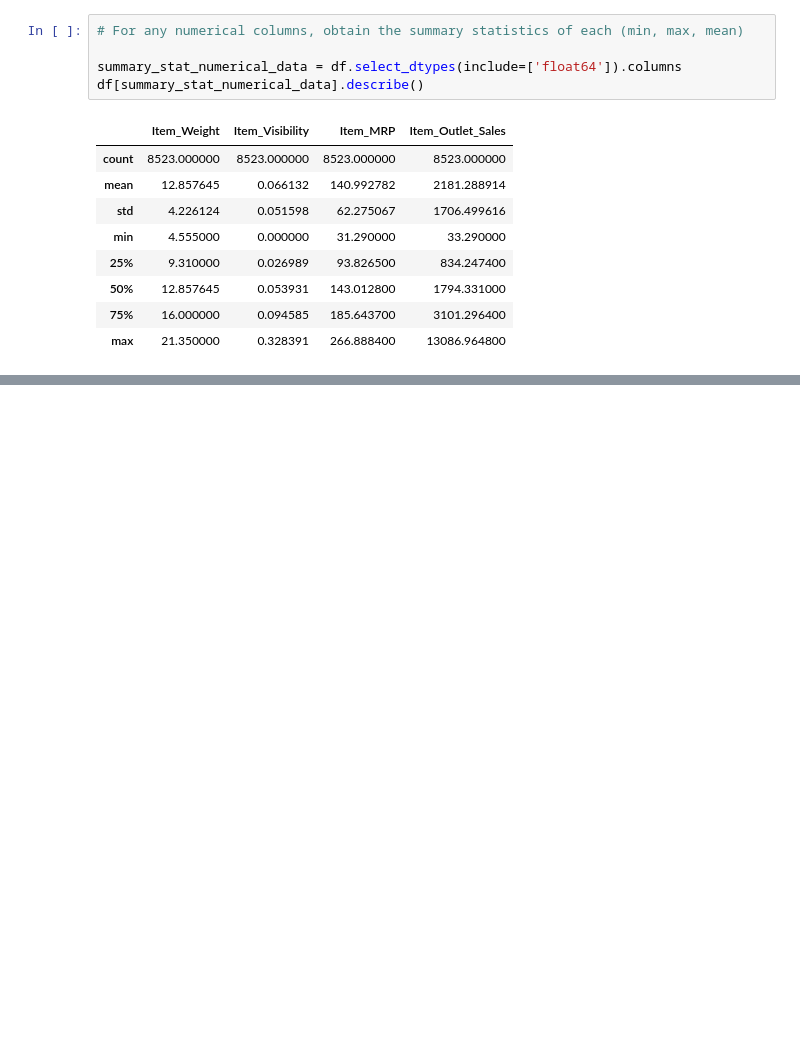
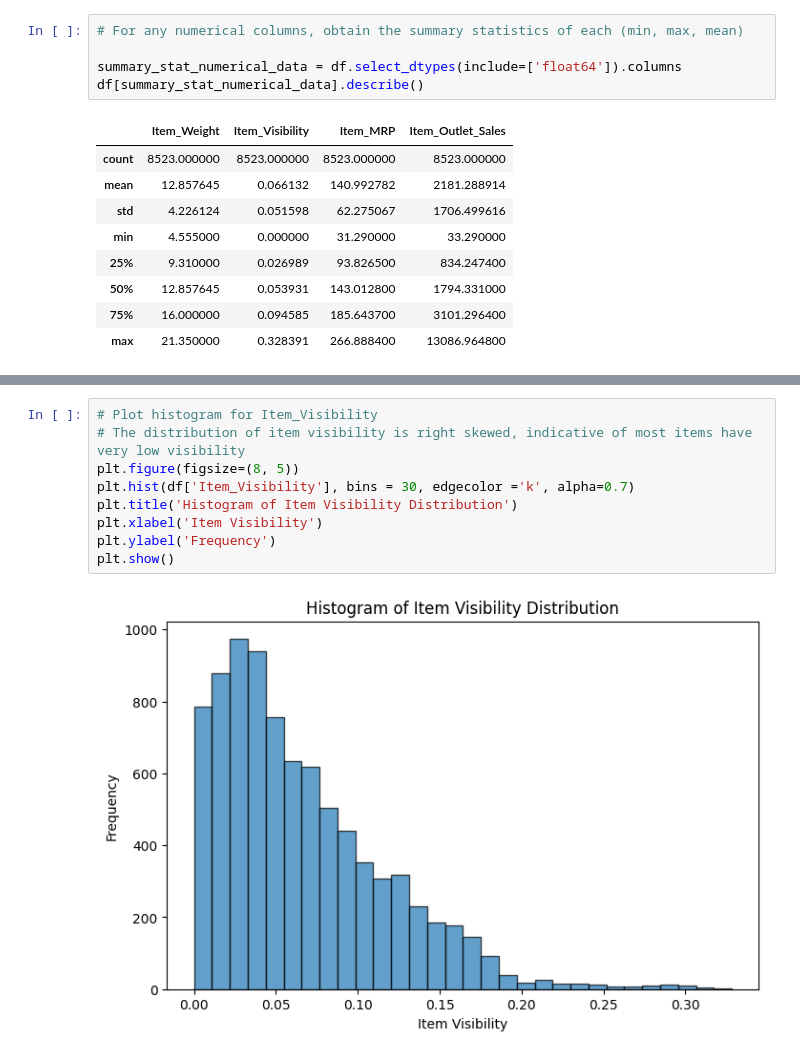
Before and after one commit to Gdan0326/Food_Sales_Predictions, a Jupyter notebook: Food_Sales_Predictions.ipynb, the cells around one changed output, grey strips where cells are left out. Saved outputs shown, nothing was run; the diff lists cells and outputs as text; blank space fills up the shorter version.

```diff
--- a/Food_Sales_Predictions.ipynb
+++ b/Food_Sales_Predictions.ipynb
@@ -145,0 +178,11 @@ df[summary_stat_numerical_data].describe()
+# %%
+# Plot histogram for Item_Visibility
+# The distribution of item visibility is right skewed, indicative of most items have very low visibility
+plt.figure(figsize=(8, 5))
+plt.hist(df['Item_Visibility'], bins = 30, edgecolor ='k', alpha=0.7)
+plt.title('Histogram of Item Visibility Distribution')
+plt.xlabel('Item Visibility')
+plt.ylabel('Frequency')
+plt.show()
+# %% [output]
+[figure, added]
```
Also changed, not shown: parts of 15 cells of this notebook.
